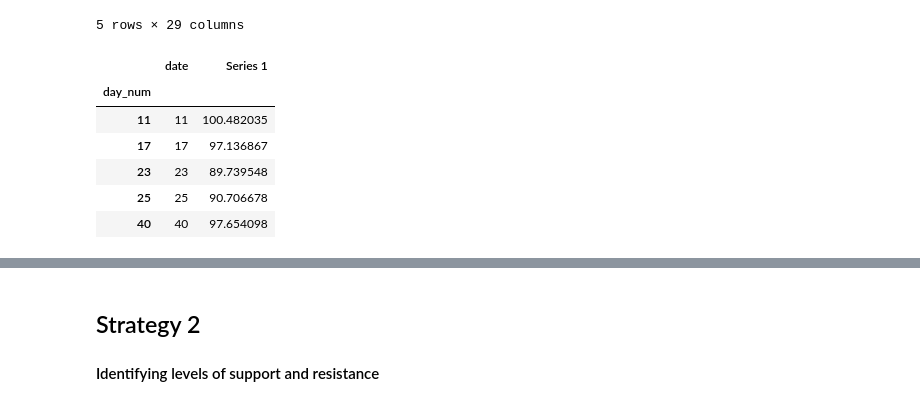
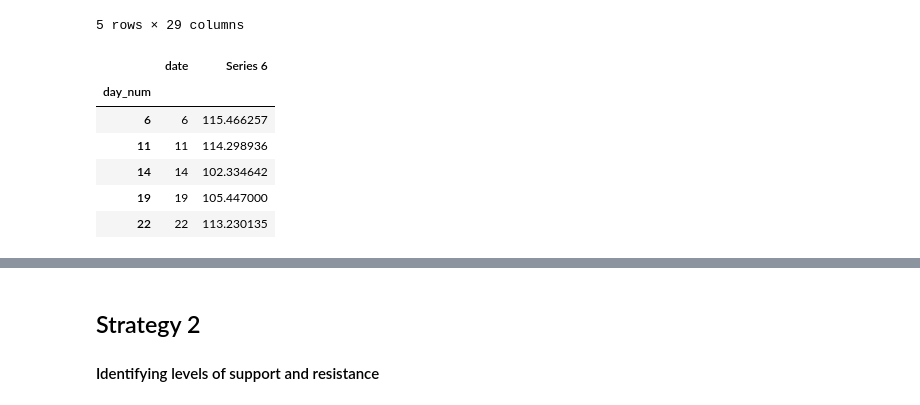
Before and after one commit to oscarwoodi/BHProj2Team1, a Jupyter notebook: Levels_.ipynb, the cells around one changed output, grey strips where cells are left out. Saved outputs shown, nothing was run; the diff lists cells and outputs as text; code cells hidden in the pictures.

```diff
--- a/Levels_.ipynb
+++ b/Levels_.ipynb
@@ -43,41 +43,41 @@ def get_max_min(prices, smoothing, window_range):
     local_max = argrelextrema(smooth_prices.values, np.greater)[0]
     local_min = argrelextrema(smooth_prices.values, np.less)[0]
     price_local_max_dt = []
 
     for i in local_max:
         if (i>window_range) and (i<len(prices)-window_range):
             price_local_max_dt.append(prices.iloc[i-window_range:i+window_range].idxmax())
     price_local_min_dt = []
     for i in local_min:
         if (i>window_range) and (i<len(prices)-window_range):
             price_local_min_dt.append(prices.iloc[i-window_range:i+window_range].idxmin())
 
     maxima = pd.DataFrame(prices.loc[price_local_max_dt])
     minima = pd.DataFrame(prices.loc[price_local_min_dt])
 
     max_min = pd.concat([maxima, minima]).sort_index()
     max_min.index.name = 'date'
     max_min = max_min.reset_index()
     max_min = max_min[~max_min.date.duplicated()]
     p = prices.reset_index()
     max_min['day_num'] = p[p['Day'].isin(max_min.date)].index.values
     max_min = max_min.set_index('day_num')
 
     return max_min, maxima, minima
 
 smoothing = 3
 window = 10
 
-[minmax, maxima, minima] = get_max_min(df['Series 1'], smoothing, window)
+[minmax, maxima, minima] = get_max_min(df['Series 6'], smoothing, window)
 minmax.head()
 # %% [output]
-|  | date | Series 1 |
+|  | date | Series 6 |
 | day_num |  |  |
-| 11 | 11 | 100.482035 |
-| 17 | 17 | 97.136867 |
-| 23 | 23 | 89.739548 |
-| 25 | 25 | 90.706678 |
-| 40 | 40 | 97.654098 |
+| 6 | 6 | 115.466257 |
+| 11 | 11 | 114.298936 |
+| 14 | 14 | 102.334642 |
+| 19 | 19 | 105.447000 |
+| 22 | 22 | 113.230135 |
 # %%
 # plotting turning points
 #Visualise the data
```
Also changed, not shown: parts of 11 cells of this notebook, 1 other file.
